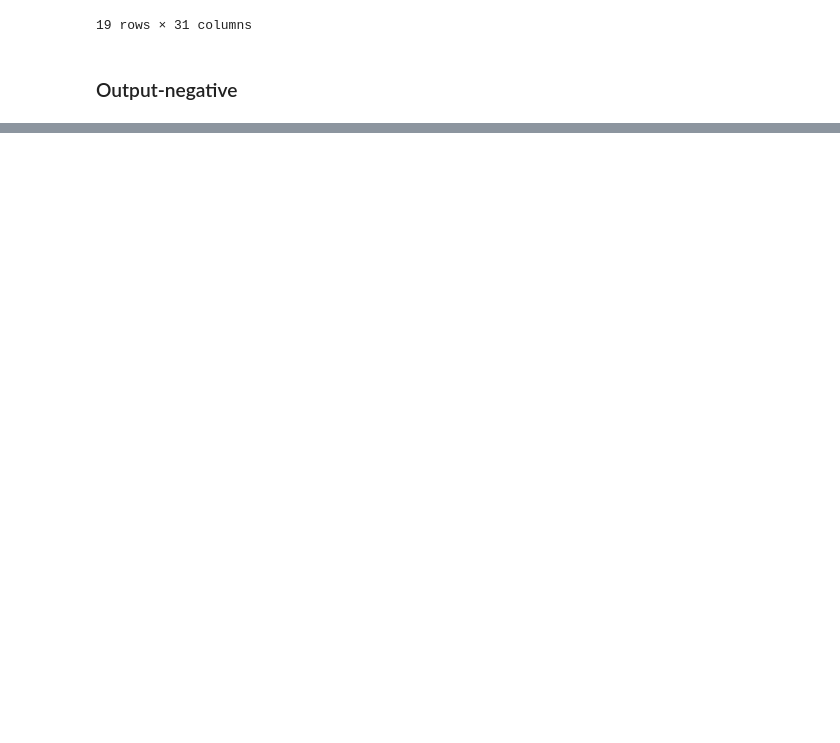
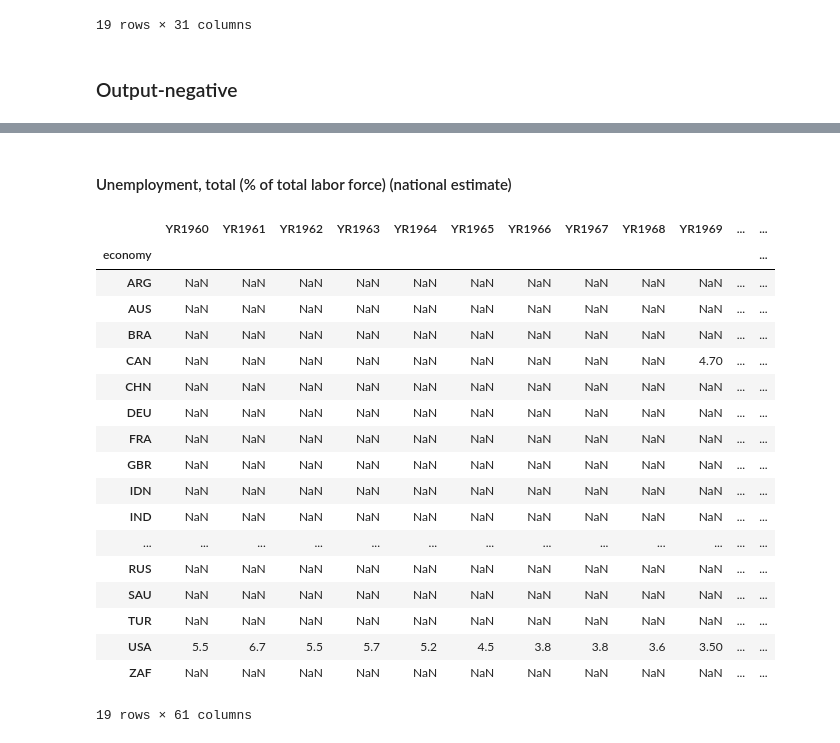
Before and after one commit to Matheus73/jogoEconomiaSensata, a Jupyter notebook: worldbank_data_clean.ipynb, the cells around one changed output, grey strips where cells are left out. Drawn from its saved outputs; the diff is of its cells as text; code cells hidden in the pictures; blank space fills up the shorter version.

```diff
--- a/worldbank_data_clean.ipynb
+++ b/worldbank_data_clean.ipynb
@@ -2077,0 +2237,25 @@ mobile_cellular_subscriptions
+# %% [markdown]
+#### Unemployment, total (% of total labor force) (national estimate)
+# %%
+unemployment = read_data('SL.UEM.TOTL.NE.ZS')
+unemployment
+# %% [output]
+|  | YR1960 | YR1961 | YR1962 | YR1963 | YR1964 | YR1965 | YR1966 | YR1967 | YR1968 | YR1969 | ... | ... |
+| economy |  |  |  |  |  |  |  |  |  |  |  | ... |
+| ARG | NaN | NaN | NaN | NaN | NaN | NaN | NaN | NaN | NaN | NaN | ... | ... |
+| AUS | NaN | NaN | NaN | NaN | NaN | NaN | NaN | NaN | NaN | NaN | ... | ... |
+| BRA | NaN | NaN | NaN | NaN | NaN | NaN | NaN | NaN | NaN | NaN | ... | ... |
+| CAN | NaN | NaN | NaN | NaN | NaN | NaN | NaN | NaN | NaN | 4.70 | ... | ... |
+| CHN | NaN | NaN | NaN | NaN | NaN | NaN | NaN | NaN | NaN | NaN | ... | ... |
+| DEU | NaN | NaN | NaN | NaN | NaN | NaN | NaN | NaN | NaN | NaN | ... | ... |
+| FRA | NaN | NaN | NaN | NaN | NaN | NaN | NaN | NaN | NaN | NaN | ... | ... |
+| GBR | NaN | NaN | NaN | NaN | NaN | NaN | NaN | NaN | NaN | NaN | ... | ... |
+| IDN | NaN | NaN | NaN | NaN | NaN | NaN | NaN | NaN | NaN | NaN | ... | ... |
+| IND | NaN | NaN | NaN | NaN | NaN | NaN | NaN | NaN | NaN | NaN | ... | ... |
+| ... | ... | ... | ... | ... | ... | ... | ... | ... | ... | ... | ... | ... |
+| RUS | NaN | NaN | NaN | NaN | NaN | NaN | NaN | NaN | NaN | NaN | ... | ... |
+| SAU | NaN | NaN | NaN | NaN | NaN | NaN | NaN | NaN | NaN | NaN | ... | ... |
+| TUR | NaN | NaN | NaN | NaN | NaN | NaN | NaN | NaN | NaN | NaN | ... | ... |
+| USA | 5.5 | 6.7 | 5.5 | 5.7 | 5.2 | 4.5 | 3.8 | 3.8 | 3.6 | 3.50 | ... | ... |
+| ZAF | NaN | NaN | NaN | NaN | NaN | NaN | NaN | NaN | NaN | NaN | ... | ... |
+19 rows × 61 columns
```
Also changed, not shown: parts of 112 cells of this notebook, 1 other file.
